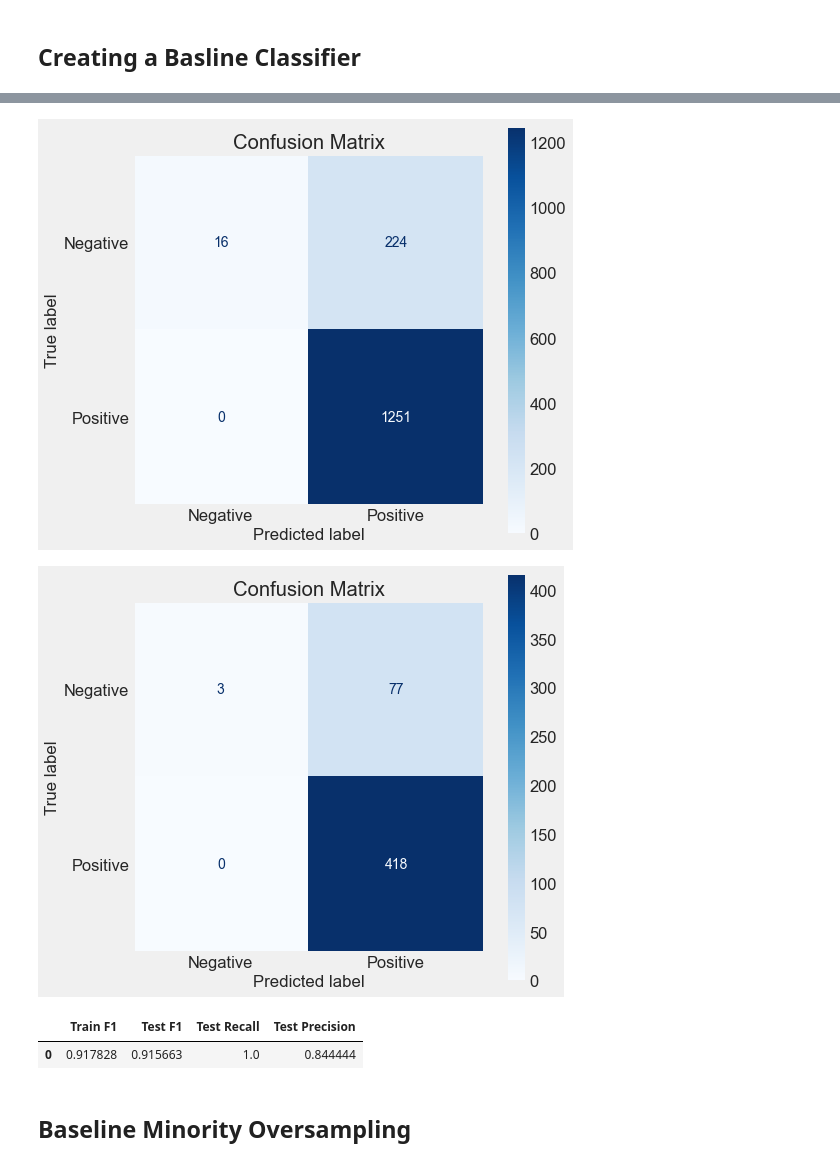
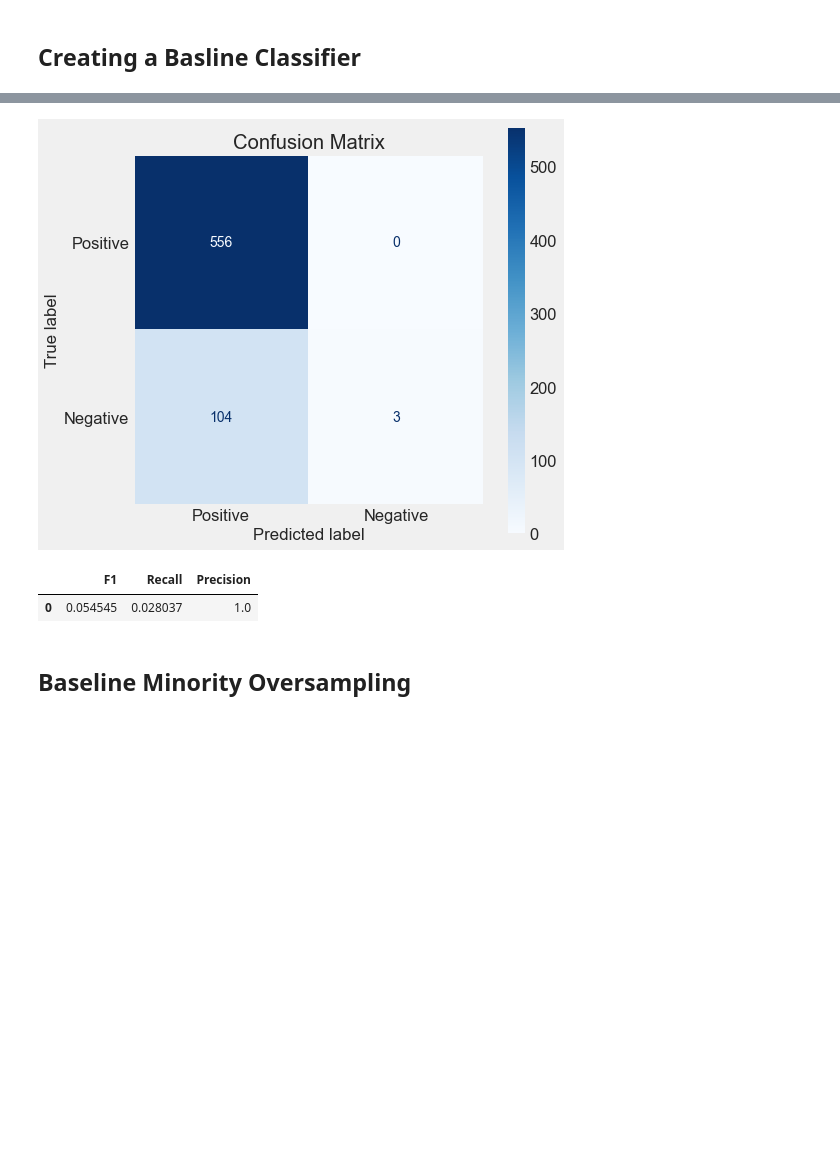
Before and after one commit to jeffreyhwatson/nlp_sentiment_project, a Jupyter notebook: notebooks/exploratory/modeling_eda.ipynb, the cells around one changed output, grey strips where cells are left out. Cells and saved outputs as stored; diff of their text form; code cells hidden in the pictures; blank space fills up the shorter version.

Commit message:
re-clean, swap 0-1, RF, cm report

```diff
--- a/notebooks/exploratory/modeling_eda.ipynb
+++ b/notebooks/exploratory/modeling_eda.ipynb
@@ -380,3 +382,3 @@ fn.confusion(baseline, X_lem_train, y_lem_train)
 # %%
-fn.subsplit_test(baseline, X_lem_train, y_lem_train)
+fn.confusion_report(baseline, X_lem_val, y_lem_val)
 # %% [output]
@@ -385,7 +385,6 @@ fn.subsplit_test(baseline, X_lem_train, y_lem_train)
-[figure, old version]
+[figure, new version]
-[figure, removed]
-|  | Train F1 | Test F1 | Test Recall | Test Precision |
-| 0 | 0.917828 | 0.915663 | 1.0 | 0.844444 |
+|  | F1 | Recall | Precision |
+| 0 | 0.054545 | 0.028037 | 1.0 |
 # %% [markdown]
 ## Baseline Minority Oversampling
 # %%
```
Also changed, not shown: parts of 85 cells of this notebook, 4 other files.
